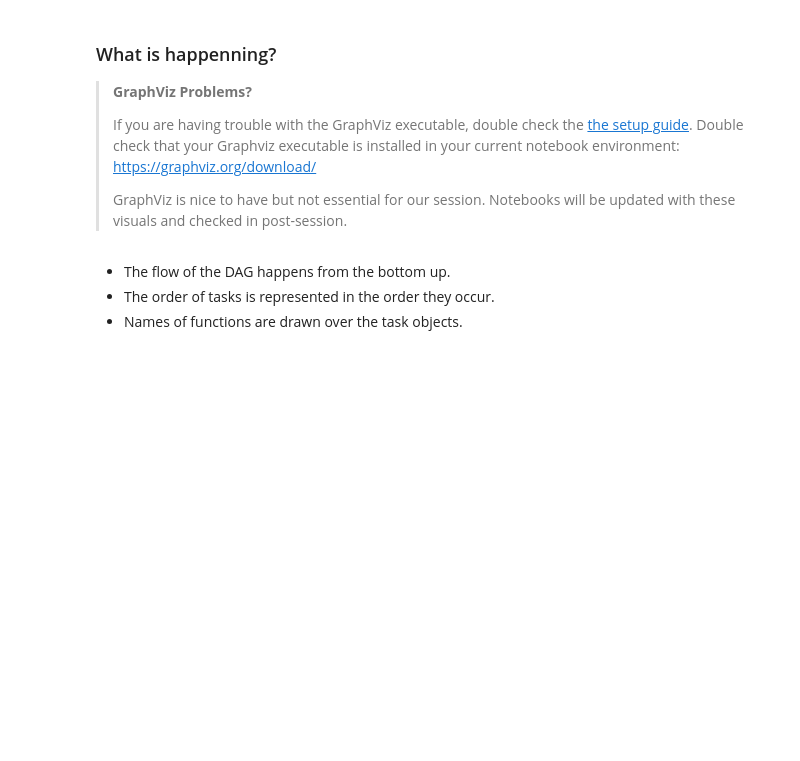
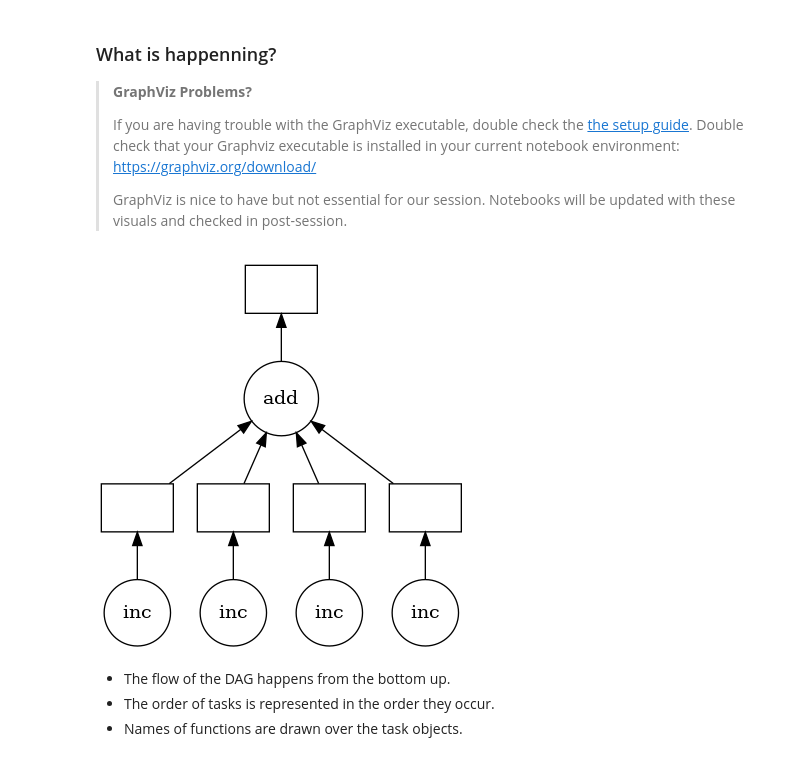
Before and after one commit to dyerrington/ai-hands_on_with_dask_and_pandas, a Jupyter notebook: notebooks/02_intro-to-dask.ipynb, the cells around one changed output. Saved outputs shown, nothing was run; the diff lists cells and outputs as text; code cells hidden in the pictures; blank space fills up the shorter version.

```diff
--- a/notebooks/02_intro-to-dask.ipynb
+++ b/notebooks/02_intro-to-dask.ipynb
@@ -77,0 +96,9 @@ _Note the time._
+# %%
+%%time
+
+a = delayed(inc)(10)
+b = delayed(inc)(20)
+c = delayed(inc)(30)
+d = delayed(inc)(40)
+e = delayed(add)(a, b, c, d)
+e.compute()
@@ -83,6 +115,10 @@ _Note the time._
 > If you are having trouble with the GraphViz executable, double check the [the setup guide](../environment.md).  Double check that your Graphviz executable is installed in your current notebook environment:  https://graphviz.org/download/
 >
 > GraphViz is nice to have but not essential for our session.  Notebooks will be updated with these visuals and checked in post-session.
+# %%
+e.visualize()
+# %% [output]
+[figure, added]
 # %% [markdown]
 
 - The flow of the DAG happens from the bottom up.
```
Also changed, not shown: parts of 17 cells of this notebook, 3 other files.
